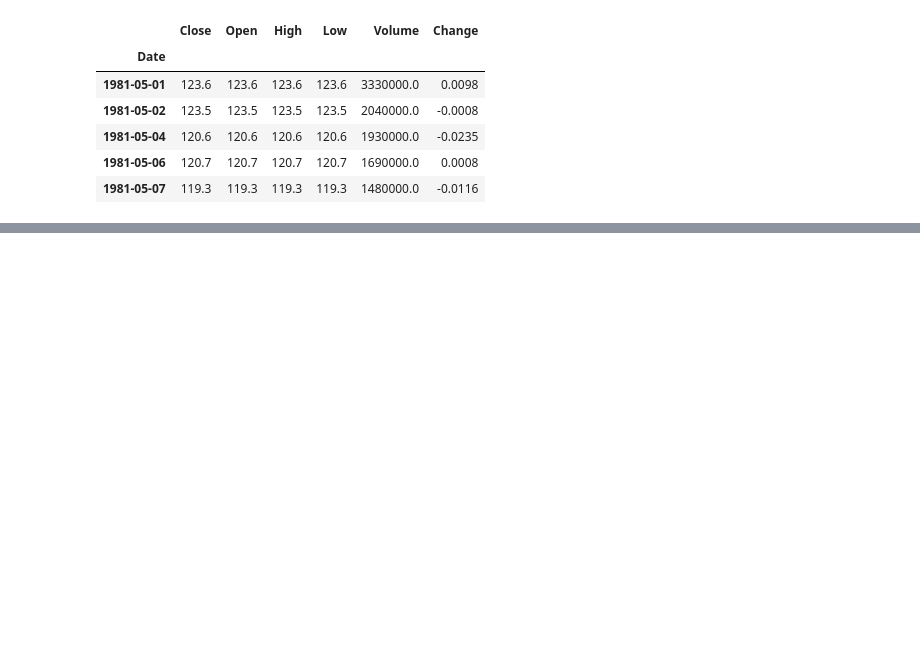
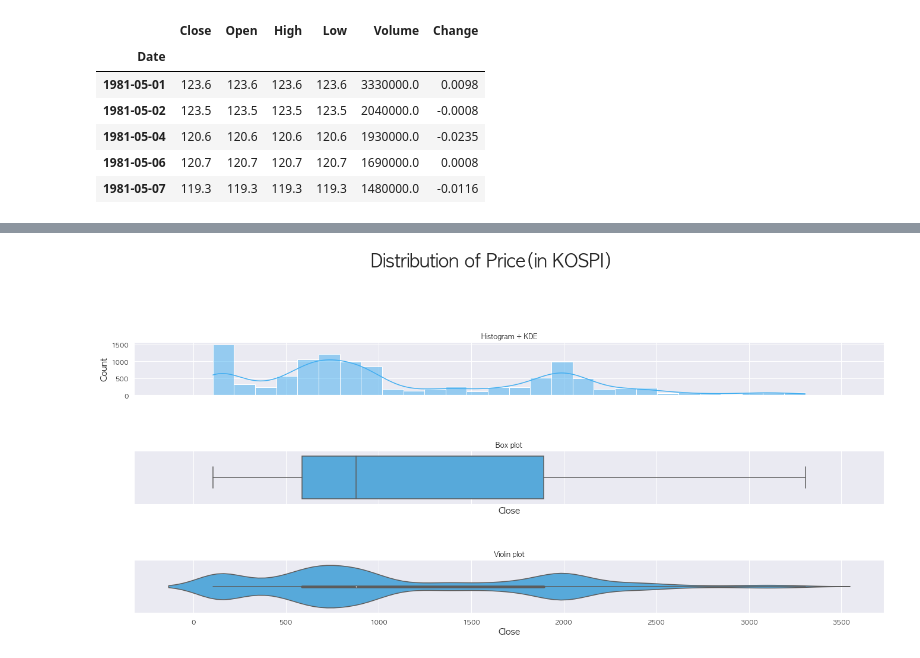
Before and after one commit to Owening2/KOSPI_Analysis_Visualization, a Jupyter notebook: KOSPI_ANALYSIS.ipynb, the cells around one changed output, grey strips where cells are left out. Drawn from its saved outputs; the diff is of its cells as text; code cells hidden in the pictures; blank space fills up the shorter version.

```diff
--- a/KOSPI_ANALYSIS.ipynb
+++ b/KOSPI_ANALYSIS.ipynb
@@ -163,0 +172,12 @@ plt.bar(x,y)
+# %%
+# 차트 설정
+plt.rcParams["font.family"] = "AppleGothic"
+plt.rcParams['font.size'] = 20
+plt.rcParams['xtick.labelsize'] = 11
+plt.rcParams['ytick.labelsize'] = 11
+plt.rcParams['axes.labelsize'] = 15
+# %%
+# Data Load
+
+df = pd.read_csv("./data/kospi_data.csv")
+df.head(10)
@@ -163,0 +255,7 @@ plt.bar(x,y)
+# %%
+#Date(object)에서 날짜(datetime)으로 바꾸기
+
+df['Date'] = pd.to_datetime(df['Date'], infer_datetime_format= True, format = '%y-%m-%d')
+
+df.sort_values(by = 'Date', inplace = True)
+df.head()
@@ -163,0 +286,15 @@ plt.bar(x,y)
+# %%
+# Hisplot, Boxplot, Violinplot으로 Close, open, high, low, volume 비교하기
+
+def three_plots(x, title,c):
+    fig, ax = plt.subplots(3,1,figsize = (20,10), sharex = True)
+    sns.histplot(data = df, x = x, kde = True, ax = ax[0], color = c).set_title("Histogram + KDE")
+    sns.boxplot(data = df, x = x, ax = ax[1], color = c).set_title('Box plot')
+    sns.violinplot(data = df, x = x, ax = ax[2], color = c).set_title('Violin plot')
+    fig.suptitle(title, fontsize = 30)
+    plt.tight_layout(pad = 3.0)
+    plt.show()
+# %%
+three_plots(df['Close'], 'Distribution of Price(in KOSPI)', custom_colors[0])
+# %% [output]
+[figure, added]
```
Also changed, not shown: parts of 24 cells of this notebook, 1 other file.
